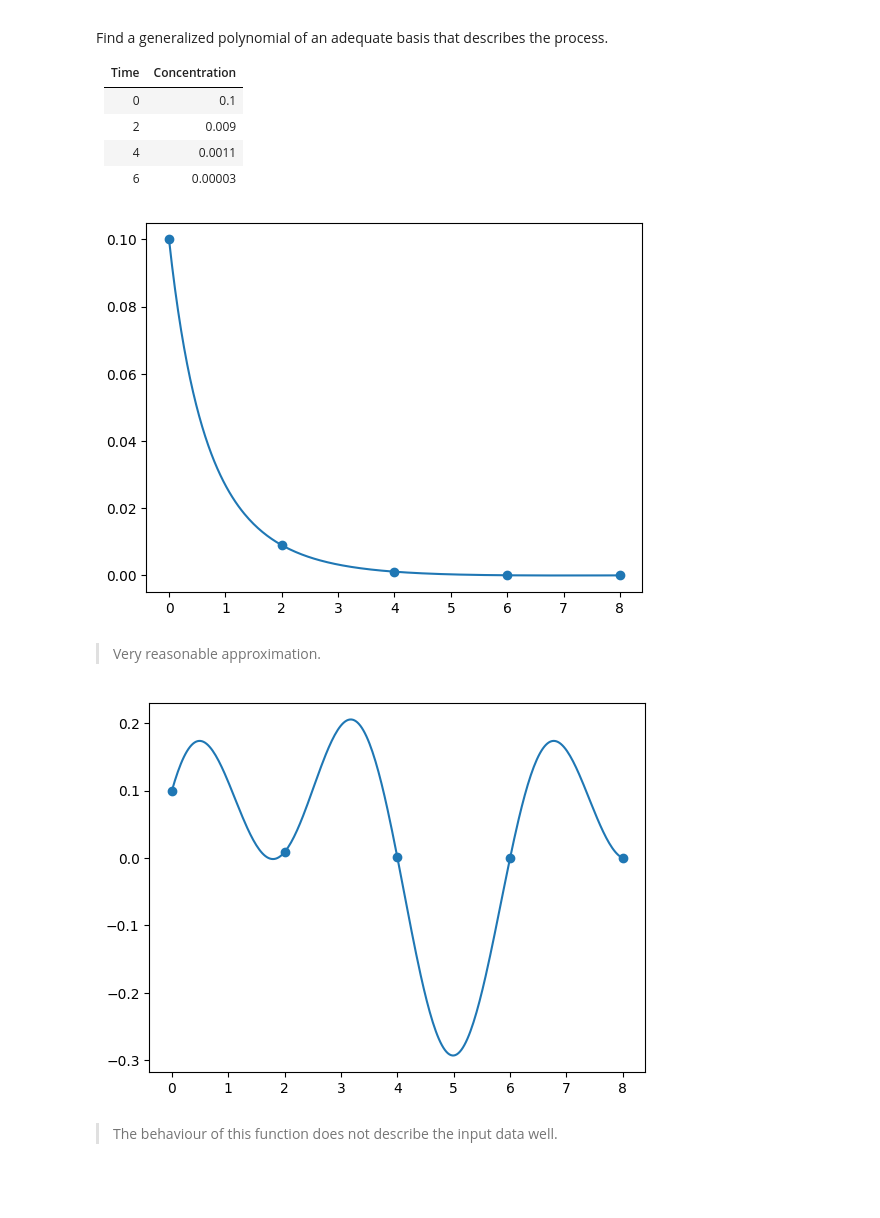
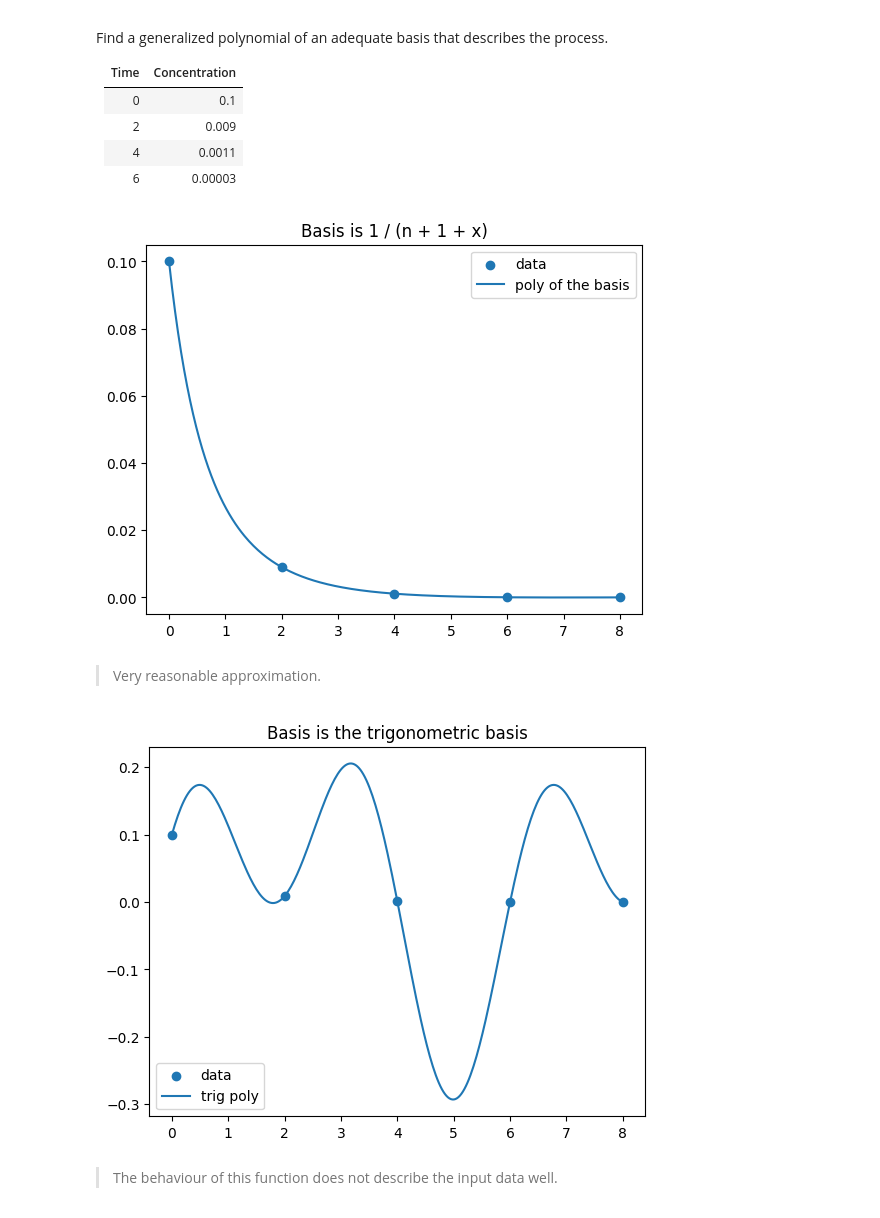
Before and after one commit to ivo3123/NumericalMethods, a Jupyter notebook: exam1_preparation/task8.ipynb, the cells around one changed output. Saved outputs shown, nothing was run; the diff lists cells and outputs as text; code cells hidden in the pictures; blank space fills up the shorter version.

Commit message:
added titles and legends

```diff
--- a/exam1_preparation/task8.ipynb
+++ b/exam1_preparation/task8.ipynb
@@ -27,17 +27,21 @@ x_axis = np.linspace(0, 8, 300)
 # %%
 plt.scatter(nodes, values)
 plt.plot(x_axis, basis_poly(nodes, values, x_axis, lambda x, n: 1 / (1 + n + x)))
+plt.title('Basis is 1 / (n + 1 + x)')
+plt.legend(['data', 'poly of the basis'])
 plt.show()
 # %% [output]
-[figure, old version]
+[figure, new version]
 # %% [markdown]
 > Very reasonable approximation.
 # %%
 plt.scatter(nodes, values)
 plt.plot(x_axis, trig_poly(nodes, values, x_axis))
+plt.title('Basis is the trigonometric basis')
+plt.legend(['data', 'trig poly'])
 plt.show()
 # %% [output]
-[figure, old version]
+[figure, new version]
 # %% [markdown]
 > The behaviour of this function does not describe the input data well.
 # %%
```
Also changed, not shown: parts of 3 cells of this notebook.
